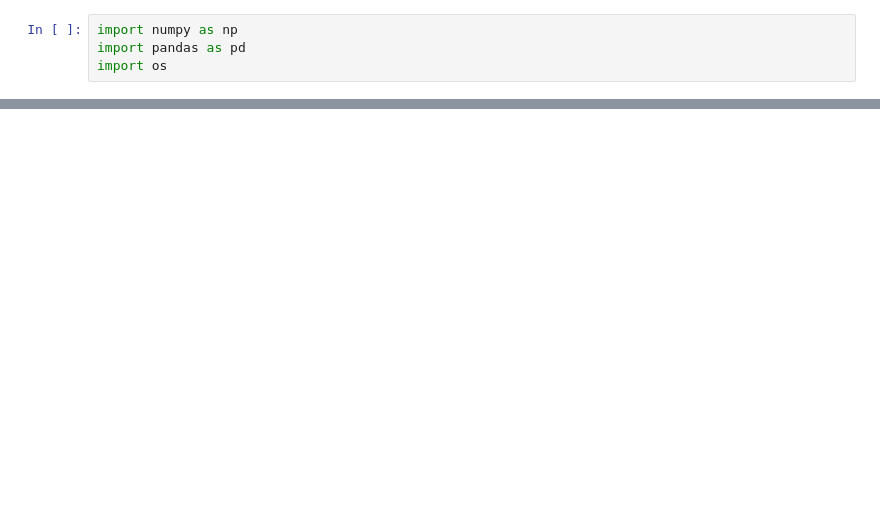
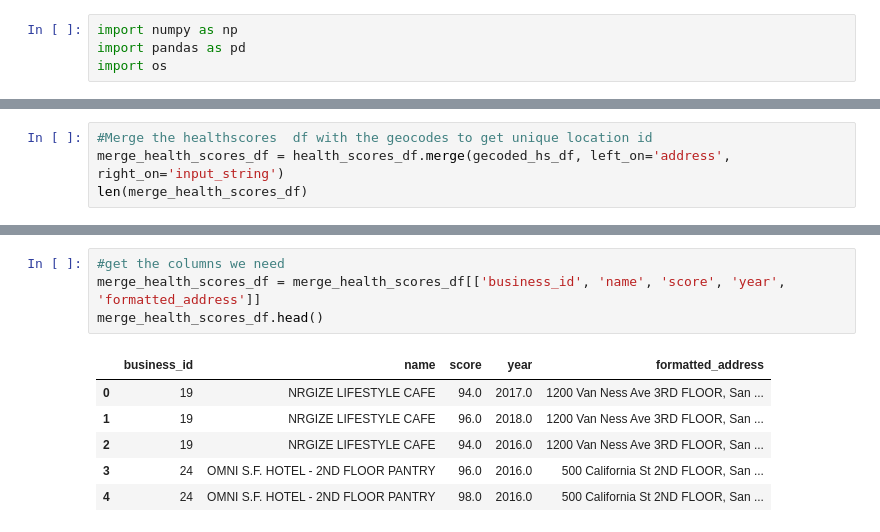
Before and after one commit to dtang29/final-project-ml, a Jupyter notebook: Resources/Jupyter Notebooks/merge.ipynb, the cells around one changed output, grey strips where cells are left out. Drawn from its saved outputs; the diff is of its cells as text; blank space fills up the shorter version.

```diff
--- a/Resources/Jupyter Notebooks/merge.ipynb
+++ b/Resources/Jupyter Notebooks/merge.ipynb
@@ -47,0 +46,4 @@ len(merged_df)
+# %%
+#Merge the healthscores  df with the geocodes to get unique location id
+merge_health_scores_df = health_scores_df.merge(gecoded_hs_df, left_on='address', right_on='input_string')
+len(merge_health_scores_df)
@@ -47,0 +62,11 @@ len(merged_df)
+# %%
+#get the columns we need
+merge_health_scores_df = merge_health_scores_df[['business_id', 'name', 'score', 'year', 'formatted_address']]
+merge_health_scores_df.head()
+# %% [output]
+|  | business_id | name | score | year | formatted_address |
+| 0 | 19 | NRGIZE LIFESTYLE CAFE | 94.0 | 2017.0 | 1200 Van Ness Ave 3RD FLOOR, San ... |
+| 1 | 19 | NRGIZE LIFESTYLE CAFE | 96.0 | 2018.0 | 1200 Van Ness Ave 3RD FLOOR, San ... |
+| 2 | 19 | NRGIZE LIFESTYLE CAFE | 94.0 | 2016.0 | 1200 Van Ness Ave 3RD FLOOR, San ... |
+| 3 | 24 | OMNI S.F. HOTEL - 2ND FLOOR PANTRY | 96.0 | 2016.0 | 500 California St 2ND FLOOR, San ... |
+| 4 | 24 | OMNI S.F. HOTEL - 2ND FLOOR PANTRY | 98.0 | 2016.0 | 500 California St 2ND FLOOR, San ... |
```
Also changed, not shown: parts of 14 cells of this notebook, 10 other files.
